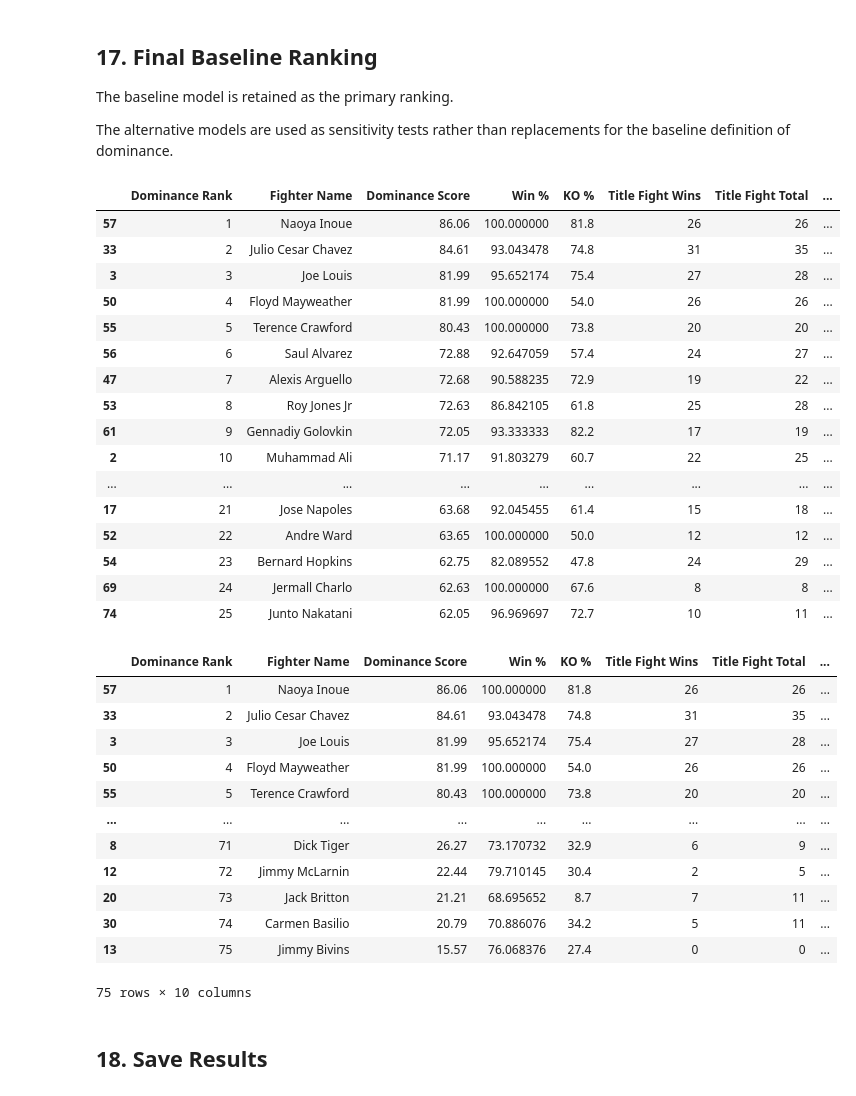
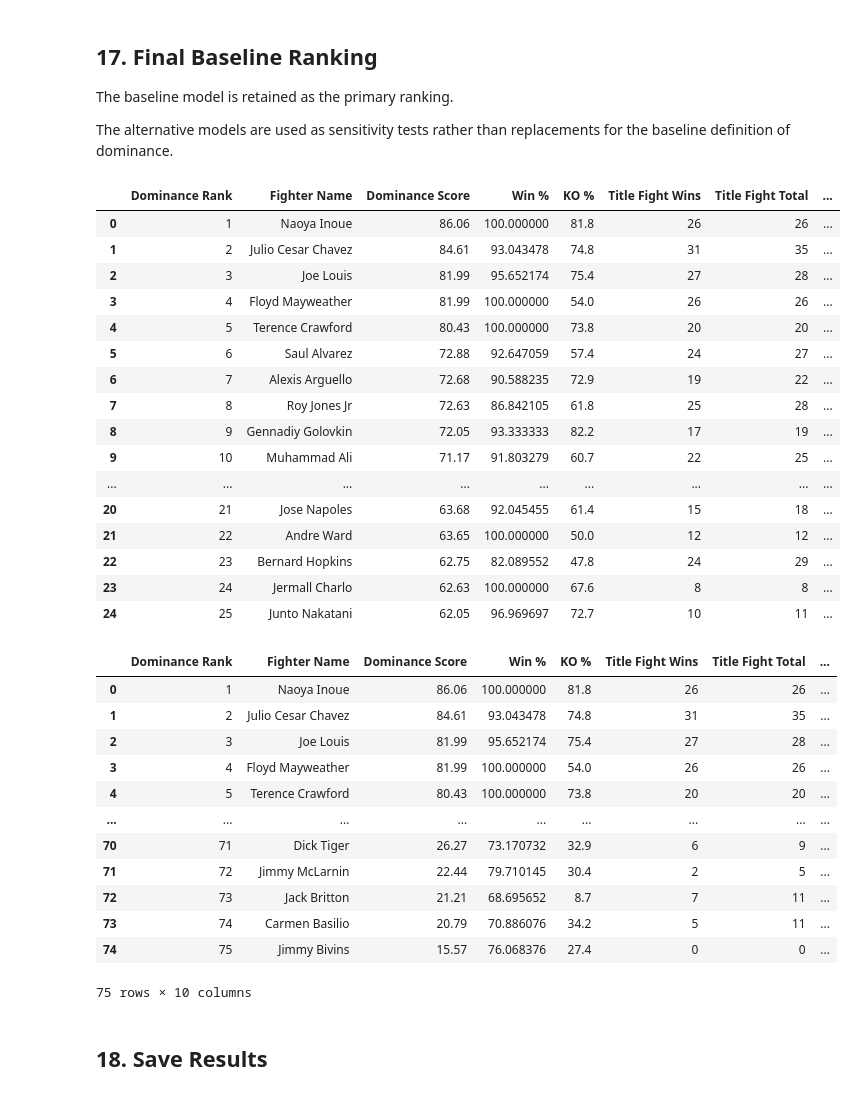
Before and after one commit to Richard-Ibiyemi/boxing-dominance-analysis, a Jupyter notebook: notebooks/02_dominance_model.ipynb, the cells around one changed output. Saved outputs shown, nothing was run; the diff lists cells and outputs as text; code cells hidden in the pictures.

Commit message:
Clean ranking table indices

```diff
--- a/notebooks/02_dominance_model.ipynb
+++ b/notebooks/02_dominance_model.ipynb
@@ -810,58 +811,57 @@ The baseline model is retained as the primary ranking.
 The alternative models are used as sensitivity tests rather than replacements for the baseline definition of dominance.
 # %%
 final_ranking = (
-    df.sort_values(
-        "Dominance Rank"
-    )[
+    df.sort_values("Dominance Rank")
+    .reset_index(drop=True)[
         [
             "Dominance Rank",
             "Fighter Name",
             "Dominance Score",
             "Win %",
             "KO %",
             "Title Fight Wins",
             "Title Fight Total",
             "Title Fight Win %",
             "Adjusted Title Success",
             "Career Length"
         ]
     ]
 )
 
 final_ranking.head(25)
 # %% [output]
 |  | Dominance Rank | Fighter Name | Dominance Score | Win % | KO % | Title Fight Wins | Title Fight Total | ... |
-| 57 | 1 | Naoya Inoue | 86.06 | 100.000000 | 81.8 | 26 | 26 | ... |
-| 33 | 2 | Julio Cesar Chavez | 84.61 | 93.043478 | 74.8 | 31 | 35 | ... |
-| 3 | 3 | Joe Louis | 81.99 | 95.652174 | 75.4 | 27 | 28 | ... |
-| 50 | 4 | Floyd Mayweather | 81.99 | 100.000000 | 54.0 | 26 | 26 | ... |
-| 55 | 5 | Terence Crawford | 80.43 | 100.000000 | 73.8 | 20 | 20 | ... |
-| 56 | 6 | Saul Alvarez | 72.88 | 92.647059 | 57.4 | 24 | 27 | ... |
-| 47 | 7 | Alexis Arguello | 72.68 | 90.588235 | 72.9 | 19 | 22 | ... |
-| 53 | 8 | Roy Jones Jr | 72.63 | 86.842105 | 61.8 | 25 | 28 | ... |
-| 61 | 9 | Gennadiy Golovkin | 72.05 | 93.333333 | 82.2 | 17 | 19 | ... |
-| 2 | 10 | Muhammad Ali | 71.17 | 91.803279 | 60.7 | 22 | 25 | ... |
+| 0 | 1 | Naoya Inoue | 86.06 | 100.000000 | 81.8 | 26 | 26 | ... |
+| 1 | 2 | Julio Cesar Chavez | 84.61 | 93.043478 | 74.8 | 31 | 35 | ... |
+| 2 | 3 | Joe Louis | 81.99 | 95.652174 | 75.4 | 27 | 28 | ... |
+| 3 | 4 | Floyd Mayweather | 81.99 | 100.000000 | 54.0 | 26 | 26 | ... |
+| 4 | 5 | Terence Crawford | 80.43 | 100.000000 | 73.8 | 20 | 20 | ... |
+| 5 | 6 | Saul Alvarez | 72.88 | 92.647059 | 57.4 | 24 | 27 | ... |
+| 6 | 7 | Alexis Arguello | 72.68 | 90.588235 | 72.9 | 19 | 22 | ... |
+| 7 | 8 | Roy Jones Jr | 72.63 | 86.842105 | 61.8 | 25 | 28 | ... |
+| 8 | 9 | Gennadiy Golovkin | 72.05 | 93.333333 | 82.2 | 17 | 19 | ... |
+| 9 | 10 | Muhammad Ali | 71.17 | 91.803279 | 60.7 | 22 | 25 | ... |
 | ... | ... | ... | ... | ... | ... | ... | ... | ... |
-| 17 | 21 | Jose Napoles | 63.68 | 92.045455 | 61.4 | 15 | 18 | ... |
-| 52 | 22 | Andre Ward | 63.65 | 100.000000 | 50.0 | 12 | 12 | ... |
-| 54 | 23 | Bernard Hopkins | 62.75 | 82.089552 | 47.8 | 24 | 29 | ... |
-| 69 | 24 | Jermall Charlo | 62.63 | 100.000000 | 67.6 | 8 | 8 | ... |
-| 74 | 25 | Junto Nakatani | 62.05 | 96.969697 | 72.7 | 10 | 11 | ... |
+| 20 | 21 | Jose Napoles | 63.68 | 92.045455 | 61.4 | 15 | 18 | ... |
+| 21 | 22 | Andre Ward | 63.65 | 100.000000 | 50.0 | 12 | 12 | ... |
+| 22 | 23 | Bernard Hopkins | 62.75 | 82.089552 | 47.8 | 24 | 29 | ... |
+| 23 | 24 | Jermall Charlo | 62.63 | 100.000000 | 67.6 | 8 | 8 | ... |
+| 24 | 25 | Junto Nakatani | 62.05 | 96.969697 | 72.7 | 10 | 11 | ... |
 # %%
 final_ranking
 # %% [output]
 |  | Dominance Rank | Fighter Name | Dominance Score | Win % | KO % | Title Fight Wins | Title Fight Total | ... |
-| 57 | 1 | Naoya Inoue | 86.06 | 100.000000 | 81.8 | 26 | 26 | ... |
-| 33 | 2 | Julio Cesar Chavez | 84.61 | 93.043478 | 74.8 | 31 | 35 | ... |
-| 3 | 3 | Joe Louis | 81.99 | 95.652174 | 75.4 | 27 | 28 | ... |
-| 50 | 4 | Floyd Mayweather | 81.99 | 100.000000 | 54.0 | 26 | 26 | ... |
-| 55 | 5 | Terence Crawford | 80.43 | 100.000000 | 73.8 | 20 | 20 | ... |
+| 0 | 1 | Naoya Inoue | 86.06 | 100.000000 | 81.8 | 26 | 26 | ... |
+| 1 | 2 | Julio Cesar Chavez | 84.61 | 93.043478 | 74.8 | 31 | 35 | ... |
+| 2 | 3 | Joe Louis | 81.99 | 95.652174 | 75.4 | 27 | 28 | ... |
+| 3 | 4 | Floyd Mayweather | 81.99 | 100.000000 | 54.0 | 26 | 26 | ... |
+| 4 | 5 | Terence Crawford | 80.43 | 100.000000 | 73.8 | 20 | 20 | ... |
 | ... | ... | ... | ... | ... | ... | ... | ... | ... |
-| 8 | 71 | Dick Tiger | 26.27 | 73.170732 | 32.9 | 6 | 9 | ... |
-| 12 | 72 | Jimmy McLarnin | 22.44 | 79.710145 | 30.4 | 2 | 5 | ... |
-| 20 | 73 | Jack Britton | 21.21 | 68.695652 | 8.7 | 7 | 11 | ... |
-| 30 | 74 | Carmen Basilio | 20.79 | 70.886076 | 34.2 | 5 | 11 | ... |
-| 13 | 75 | Jimmy Bivins | 15.57 | 76.068376 | 27.4 | 0 | 0 | ... |
+| 70 | 71 | Dick Tiger | 26.27 | 73.170732 | 32.9 | 6 | 9 | ... |
+| 71 | 72 | Jimmy McLarnin | 22.44 | 79.710145 | 30.4 | 2 | 5 | ... |
+| 72 | 73 | Jack Britton | 21.21 | 68.695652 | 8.7 | 7 | 11 | ... |
+| 73 | 74 | Carmen Basilio | 20.79 | 70.886076 | 34.2 | 5 | 11 | ... |
+| 74 | 75 | Jimmy Bivins | 15.57 | 76.068376 | 27.4 | 0 | 0 | ... |
 75 rows × 10 columns
 # %% [markdown]
 ## 18. Save Results
```
Also changed, not shown: parts of 2 cells of this notebook.
